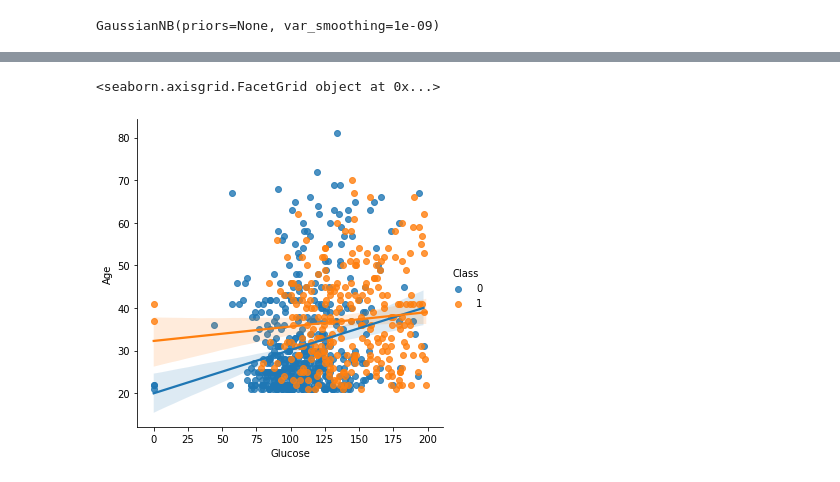
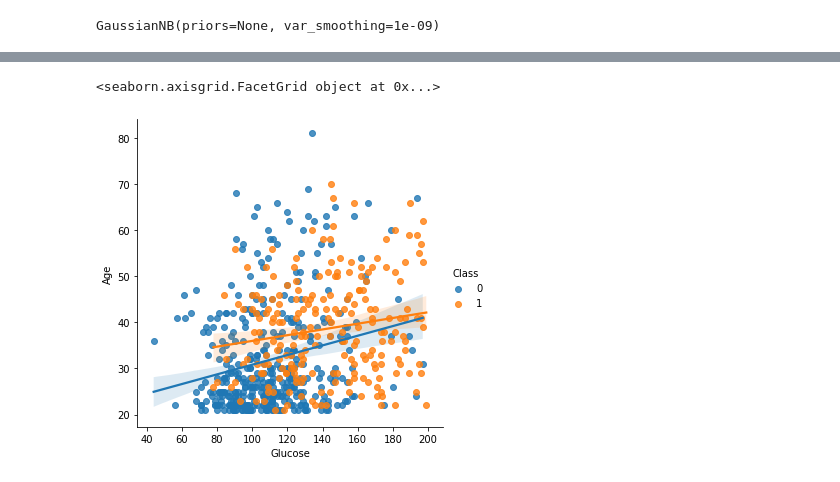
Before and after one commit to HenrikAgger/PythonProject, a Jupyter notebook: diabetes_analysis.ipynb, the cells around one changed output, grey strips where cells are left out. Drawn from its saved outputs; the diff is of its cells as text; code cells hidden in the pictures.

Commit message:
newfile.csv added

```diff
--- a/diabetes_analysis.ipynb
+++ b/diabetes_analysis.ipynb
@@ -86 +85,4 @@ None
 [figure]
+# %%
+newdf = dh.read_csv('newfile.csv') # cleaned csv file is loaded
+print(newdf)
@@ -87,7 +107,7 @@ None
 # %%
 # Source : https://medium.com/@neuralnets/data-visualization-with-python-and-seaborn-part-4-9b0119887130
-linear_regression = sns.lmplot(x="Glucose", y="Age", hue="Class", data=df)
+linear_regression = sns.lmplot(x="Glucose", y="Age", hue="Class", data=newdf)
 print(linear_regression)
 # %% [output]
 <seaborn.axisgrid.FacetGrid object at 0x...>
-[figure, old version]
+[figure, new version]
```
Also changed, not shown: parts of 6 cells of this notebook, 2 other files.
